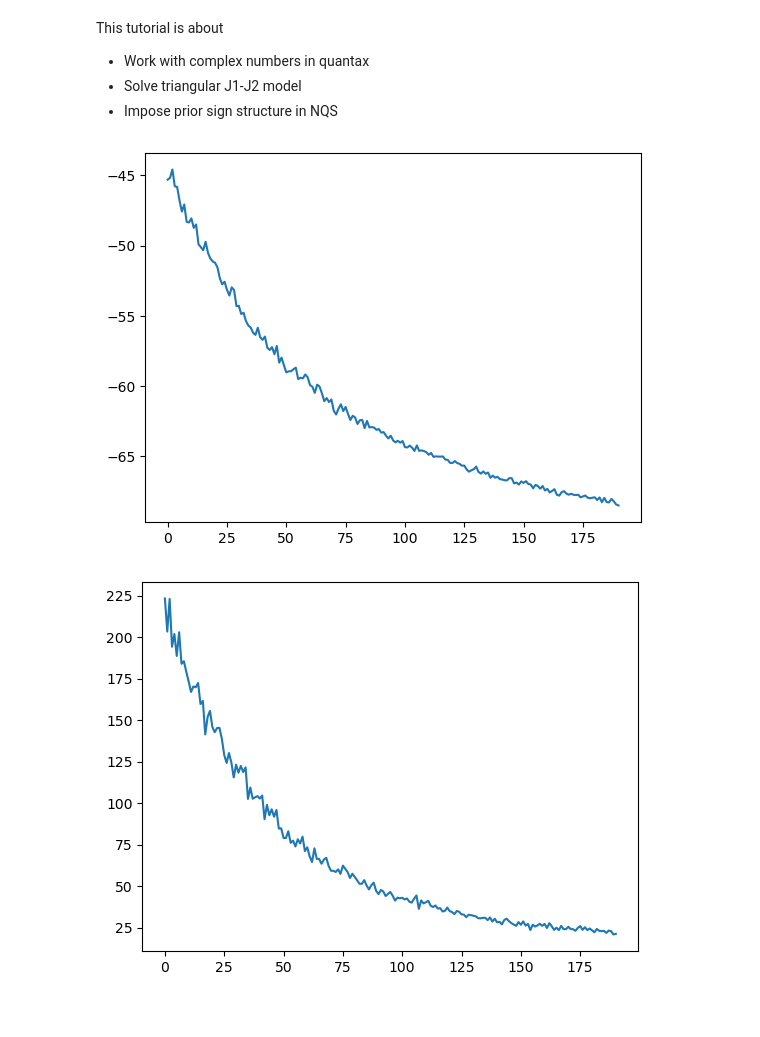
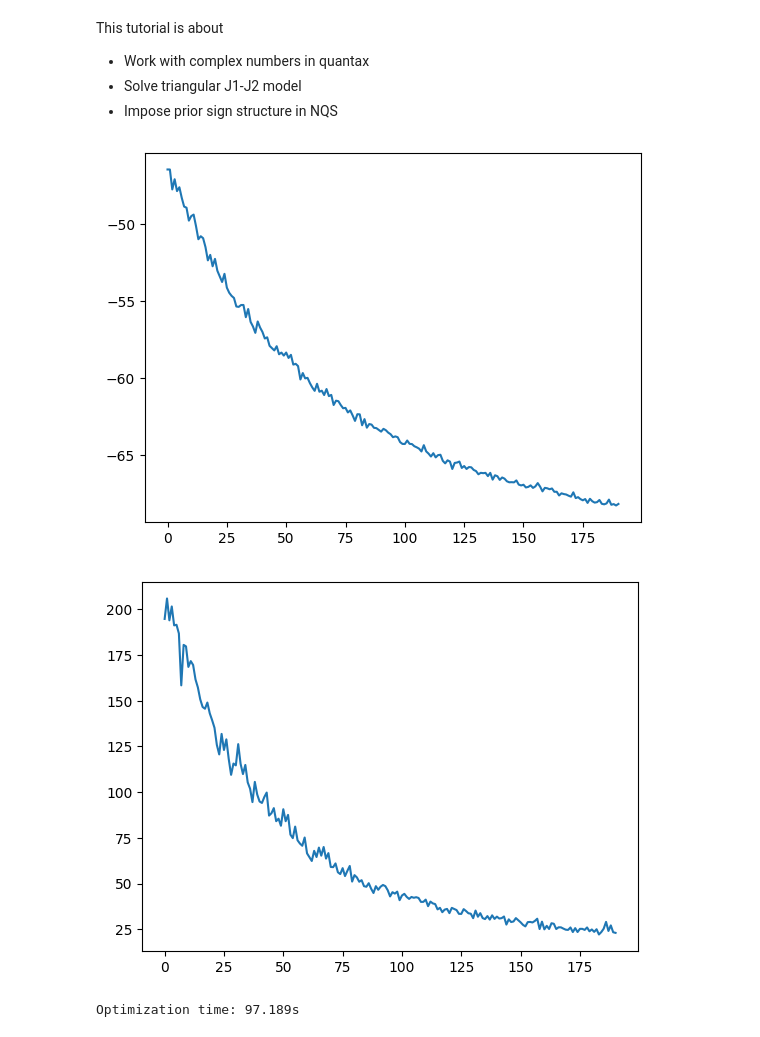
Before and after one commit to GhostArtyom/MinSR, a Jupyter notebook: tutorials/4-Triangular.ipynb, the cells around one changed output. Saved outputs shown, nothing was run; the diff lists cells and outputs as text; code cells hidden in the pictures.

```diff
--- a/tutorials/4-Triangular.ipynb
+++ b/tutorials/4-Triangular.ipynb
@@ -45,23 +47,30 @@ tdvp = qtx.optimizer.TDVP(state, H)
 # %%
 energy_data = qtx.utils.DataTracer()
 VarE_data = qtx.utils.DataTracer()
 
+jax.block_until_ready(tdvp.state.ansatz)
+start = perf_counter()
 for i in range(200):
     samples = sampler.sweep()
     step = tdvp.get_step(samples)
     state.update(step * 1e-3)
     energy_data.append(tdvp.energy)
     VarE_data.append(tdvp.VarE)
 
     if i % 10 == 0:
         clear_output()
         energy_data.plot()
         plt.show()
         VarE_data.plot()
         plt.show()
+
+jax.block_until_ready(tdvp.state.ansatz)
+elapsed = perf_counter() - start
+print(f"Optimization time: {elapsed:.3f}s")
 # %% [output]
-[figure, old version]
+[figure, new version]
-[figure, old version]
+[figure, new version]
+Optimization time: 97.189s
 # %%
 # symmetrize the trained NQS
 
```
Also changed, not shown: parts of 2 cells of this notebook, 7 other files.
